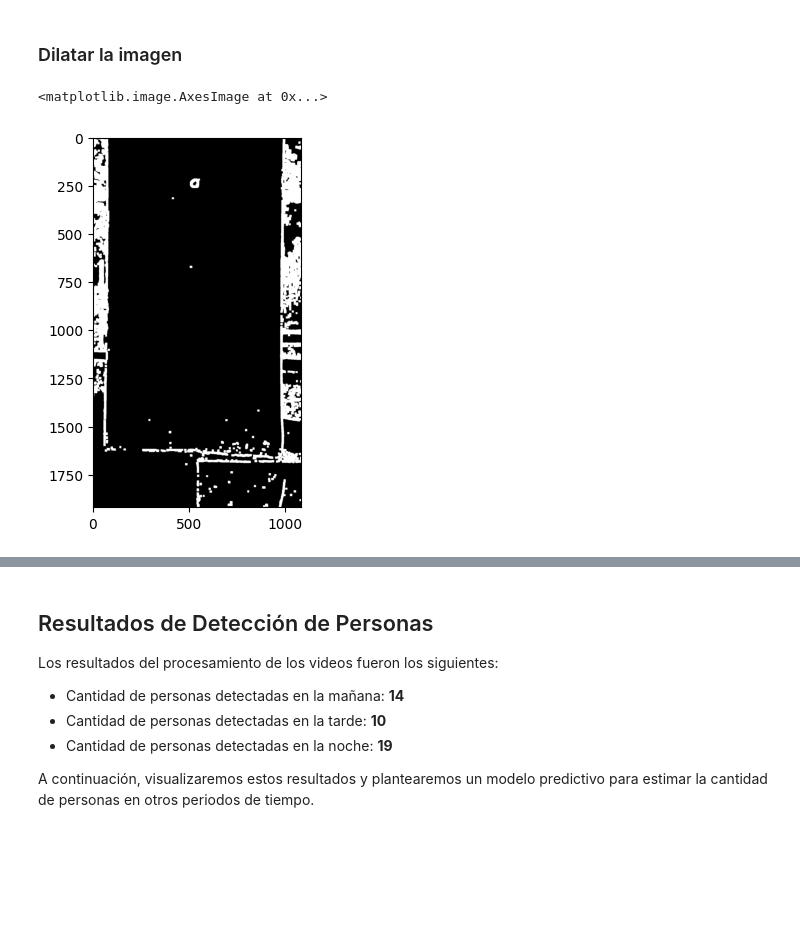
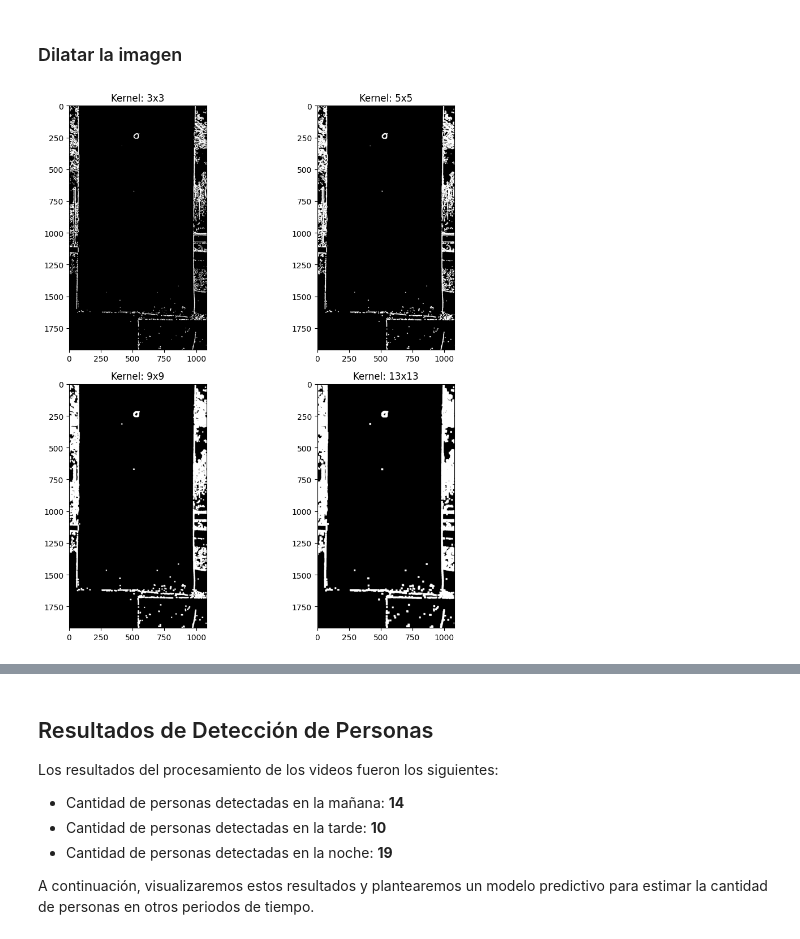
Before and after one commit to GabrielBarrientos99/deteccion_objetos_pixeles, a Jupyter notebook: prediccion.ipynb, the cells around one changed output, grey strips where cells are left out. Saved outputs shown, nothing was run; the diff lists cells and outputs as text; code cells hidden in the pictures; blank space fills up the shorter version.

```diff
--- a/prediccion.ipynb
+++ b/prediccion.ipynb
@@ -104,14 +185,32 @@ plt.imshow(img_median, cmap='gray')
 # %% [markdown]
 ### Dilatar la imagen
-# %%
-# Creamos un kernel para dilatar la imagen y expandir las áreas blancas
-p = 10
-kernel = np.ones((p, p), np.int8)
-img_dilate = cv2.dilate(img_median, kernel)
-
-# Mostramos la imagen dilatada
-plt.imshow(img_dilate, cmap='gray')
-# %% [output]
-<matplotlib.image.AxesImage at 0x...>
-[figure, removed]
+# %%
+# Creamos un kernel para dilatar la imagen y expandir las áreas blancas
+kernels = [ np.ones((3, 3), np.int8),
+           np.ones((5, 5), np.int8),
+           np.ones((9, 9), np.int8),
+           np.ones((13, 13), np.int8)]
+img_dilate_3 = cv2.dilate(img_median, kernels[0])
+img_dilate = cv2.dilate(img_median, kernels[1])
+img_dilate_9 = cv2.dilate(img_median, kernels[2])
+img_dilate_13 = cv2.dilate(img_median, kernels[3])
+# Ajustamos las imagenes en un cuadro 2x2
+fig, axs = plt.subplots(2, 2, figsize=(10, 10))
+
+axs[0, 0].imshow(img_dilate_3, cmap='gray')
+axs[0, 0].set_title(f'Kernel: 3x3')
+
+axs[0, 1].imshow(img_dilate, cmap='gray')
+axs[0, 1].set_title(f'Kernel: 5x5')
+
+axs[1, 0].imshow(img_dilate_9, cmap='gray')
+axs[1, 0].set_title(f'Kernel: 9x9')
+
+axs[1, 1].imshow(img_dilate_13, cmap='gray')
+axs[1, 1].set_title(f'Kernel: 13x13')
+# Mostramos las imagenes dilatadas
+plt.tight_layout()
+plt.show()
+# %% [output]
+[figure, added]
 # %% [markdown]
```
Also changed, not shown: parts of 11 cells of this notebook.
